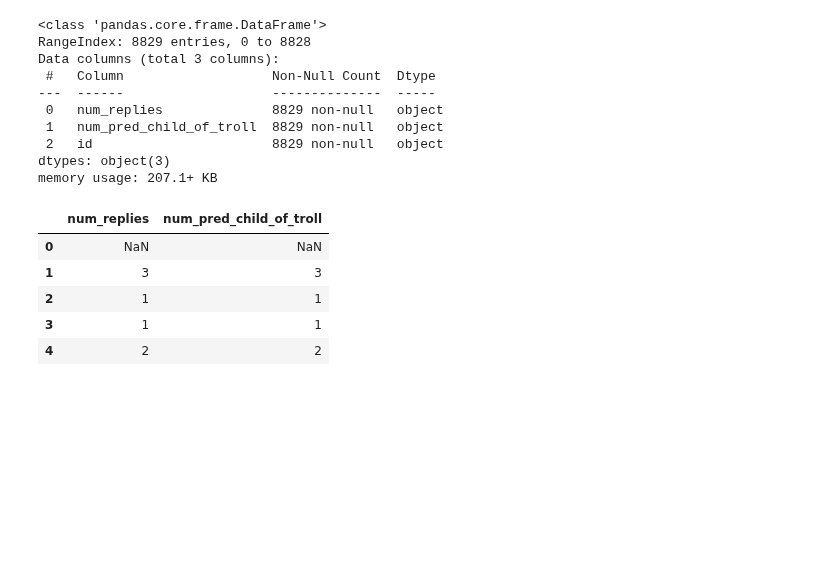
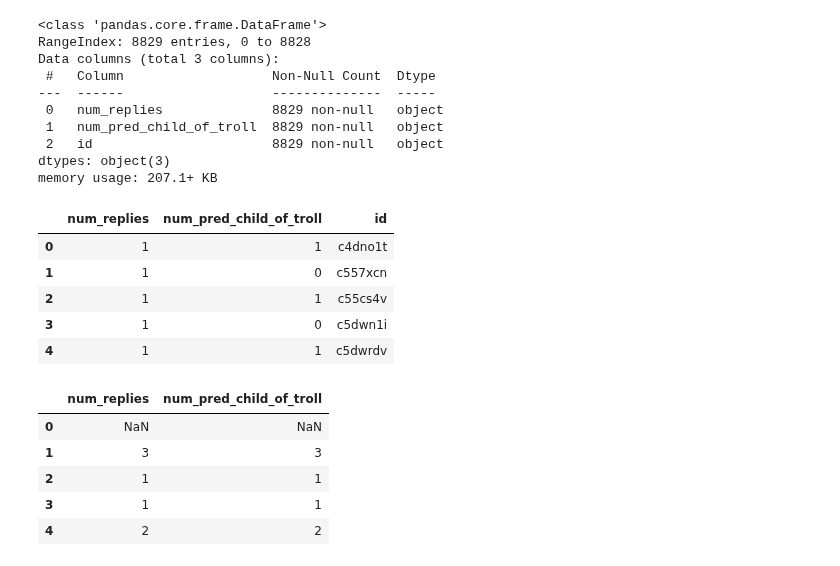
Before and after one commit to cfdv/troll_classifier, a Jupyter notebook: diffuse_child_of_troll_to_parent_to_classify.ipynb, the cells around one changed output. Cells and saved outputs as stored; diff of their text form; code cells hidden in the pictures; blank space fills up the shorter version.

```diff
--- a/diffuse_child_of_troll_to_parent_to_classify.ipynb
+++ b/diffuse_child_of_troll_to_parent_to_classify.ipynb
@@ -635,6 +635,15 @@ Data columns (total 3 columns):
  2   id                       8829 non-null   object
 dtypes: object(3)
 memory usage: 207.1+ KB
+# %%
+comment_id_reply_count_troll_pred.head()
+# %% [output]
+|  | num_replies | num_pred_child_of_troll | id |
+| 0 | 1 | 1 | c4dno1t |
+| 1 | 1 | 0 | c557xcn |
+| 2 | 1 | 1 | c55cs4v |
+| 3 | 1 | 0 | c5dwn1i |
+| 4 | 1 | 1 | c5dwrdv |
 # %%
 # order these metrics by corpus ids
 corpus_ordered_num_replies_num_pred_child_of_troll = (comms.merge(
```
Also changed, not shown: parts of 35 cells of this notebook.
